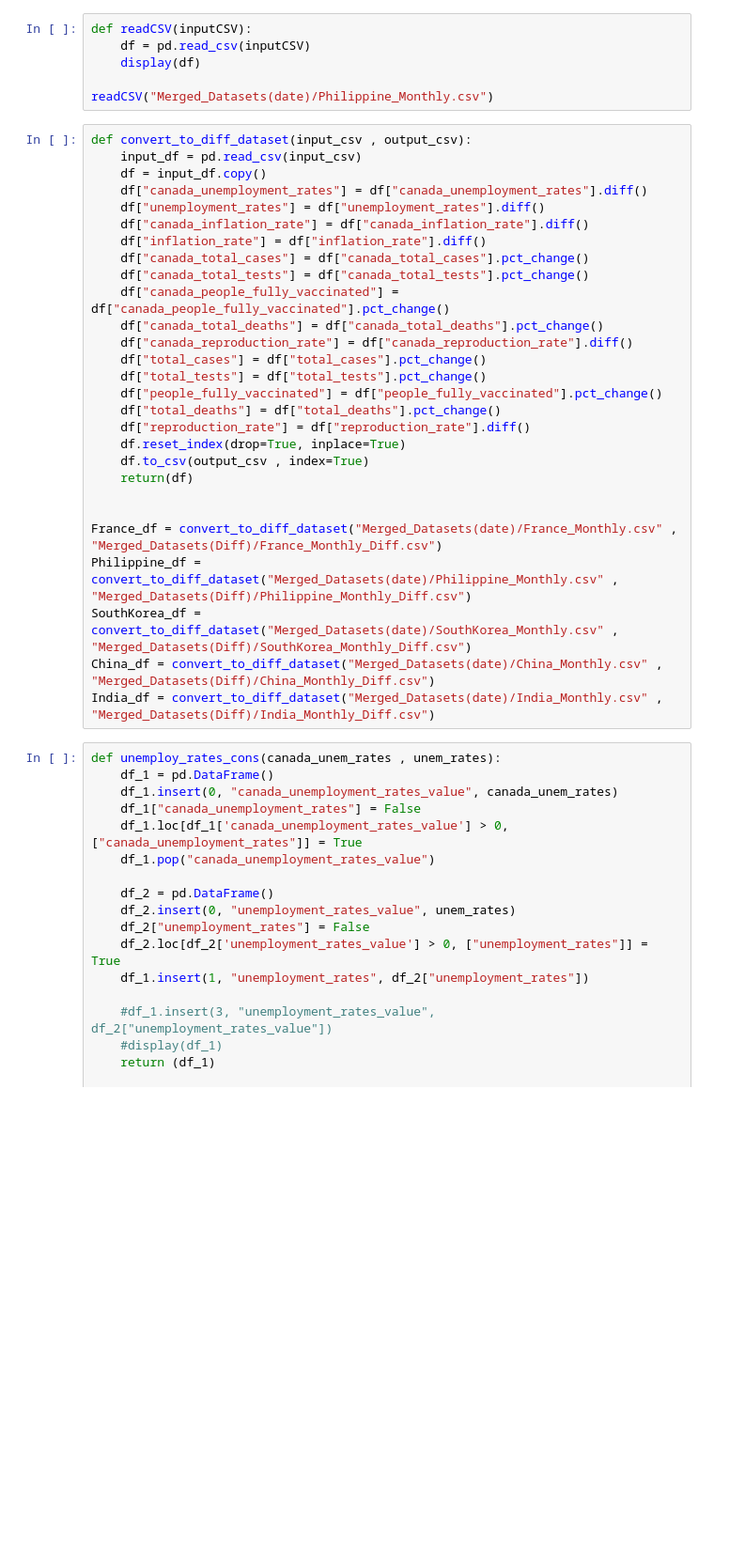
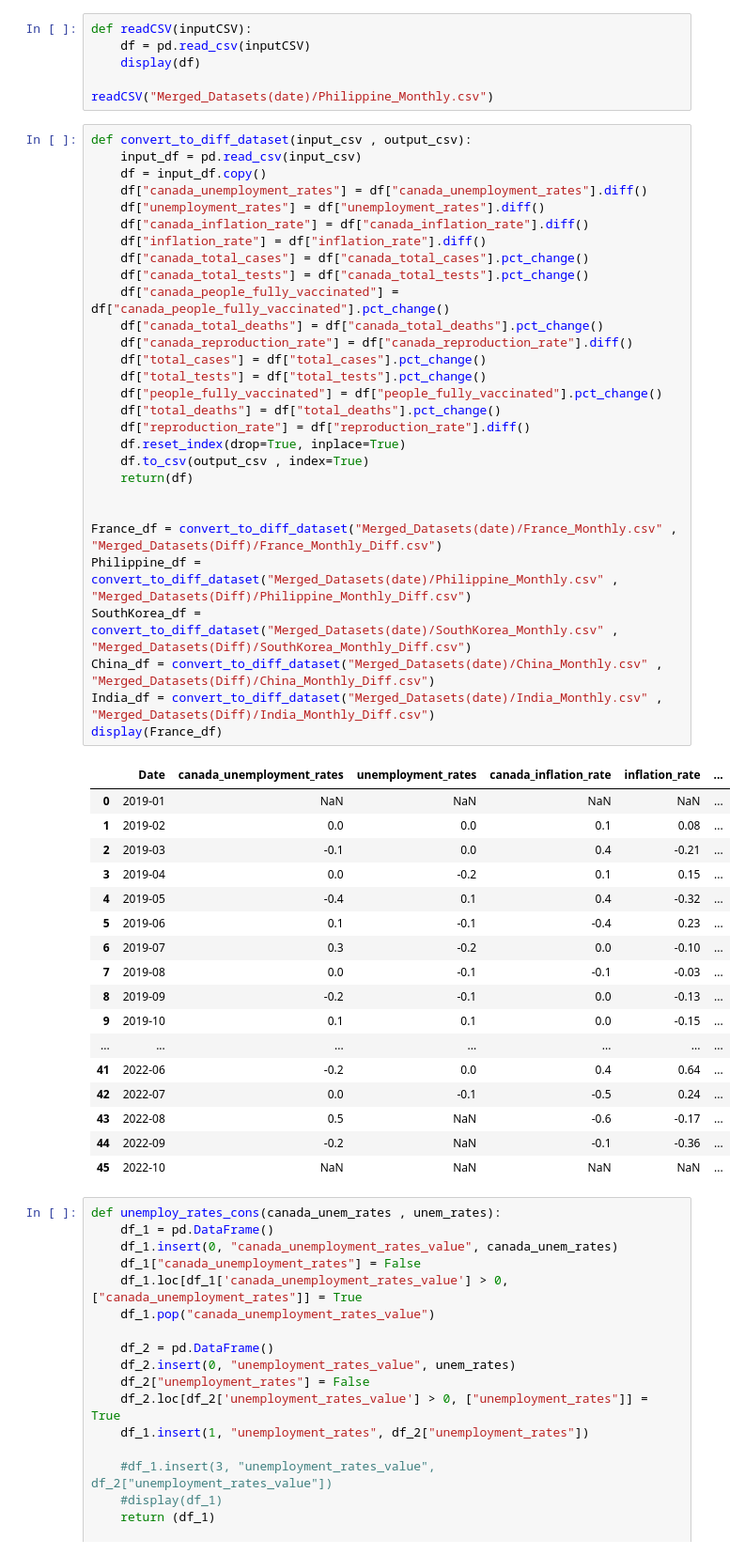
Before and after one commit to Makiato1999/COMP4710-Covid19, a Jupyter notebook: Datasets/Convert_To_Transaction.ipynb, the cells around one changed output. Shown at 94% size. Saved outputs shown, nothing was run; the diff lists cells and outputs as text; blank space fills up the shorter version.

```diff
--- a/Datasets/Convert_To_Transaction.ipynb
+++ b/Datasets/Convert_To_Transaction.ipynb
@@ -11,31 +11,50 @@ readCSV("Merged_Datasets(date)/Philippine_Monthly.csv")
 # %%
 def convert_to_diff_dataset(input_csv , output_csv):
     input_df = pd.read_csv(input_csv)
     df = input_df.copy()
     df["canada_unemployment_rates"] = df["canada_unemployment_rates"].diff()
     df["unemployment_rates"] = df["unemployment_rates"].diff()
     df["canada_inflation_rate"] = df["canada_inflation_rate"].diff()
     df["inflation_rate"] = df["inflation_rate"].diff()
     df["canada_total_cases"] = df["canada_total_cases"].pct_change()
     df["canada_total_tests"] = df["canada_total_tests"].pct_change()
     df["canada_people_fully_vaccinated"] = df["canada_people_fully_vaccinated"].pct_change()
     df["canada_total_deaths"] = df["canada_total_deaths"].pct_change()
     df["canada_reproduction_rate"] = df["canada_reproduction_rate"].diff()
     df["total_cases"] = df["total_cases"].pct_change()
     df["total_tests"] = df["total_tests"].pct_change()
     df["people_fully_vaccinated"] = df["people_fully_vaccinated"].pct_change()
     df["total_deaths"] = df["total_deaths"].pct_change()
     df["reproduction_rate"] = df["reproduction_rate"].diff()
     df.reset_index(drop=True, inplace=True)
     df.to_csv(output_csv , index=True)
     return(df)
 
 
 France_df = convert_to_diff_dataset("Merged_Datasets(date)/France_Monthly.csv" , "Merged_Datasets(Diff)/France_Monthly_Diff.csv")
 Philippine_df = convert_to_diff_dataset("Merged_Datasets(date)/Philippine_Monthly.csv" , "Merged_Datasets(Diff)/Philippine_Monthly_Diff.csv")
 SouthKorea_df = convert_to_diff_dataset("Merged_Datasets(date)/SouthKorea_Monthly.csv" , "Merged_Datasets(Diff)/SouthKorea_Monthly_Diff.csv")
 China_df = convert_to_diff_dataset("Merged_Datasets(date)/China_Monthly.csv" , "Merged_Datasets(Diff)/China_Monthly_Diff.csv")
 India_df = convert_to_diff_dataset("Merged_Datasets(date)/India_Monthly.csv" , "Merged_Datasets(Diff)/India_Monthly_Diff.csv")
+display(France_df)
+# %% [output]
+|  | Date | canada_unemployment_rates | unemployment_rates | canada_inflation_rate | inflation_rate | ... |
+| 0 | 2019-01 | NaN | NaN | NaN | NaN | ... |
+| 1 | 2019-02 | 0.0 | 0.0 | 0.1 | 0.08 | ... |
+| 2 | 2019-03 | -0.1 | 0.0 | 0.4 | -0.21 | ... |
+| 3 | 2019-04 | 0.0 | -0.2 | 0.1 | 0.15 | ... |
+| 4 | 2019-05 | -0.4 | 0.1 | 0.4 | -0.32 | ... |
+| 5 | 2019-06 | 0.1 | -0.1 | -0.4 | 0.23 | ... |
+| 6 | 2019-07 | 0.3 | -0.2 | 0.0 | -0.10 | ... |
+| 7 | 2019-08 | 0.0 | -0.1 | -0.1 | -0.03 | ... |
+| 8 | 2019-09 | -0.2 | -0.1 | 0.0 | -0.13 | ... |
+| 9 | 2019-10 | 0.1 | 0.1 | 0.0 | -0.15 | ... |
+| ... | ... | ... | ... | ... | ... | ... |
+| 41 | 2022-06 | -0.2 | 0.0 | 0.4 | 0.64 | ... |
+| 42 | 2022-07 | 0.0 | -0.1 | -0.5 | 0.24 | ... |
+| 43 | 2022-08 | 0.5 | NaN | -0.6 | -0.17 | ... |
+| 44 | 2022-09 | -0.2 | NaN | -0.1 | -0.36 | ... |
+| 45 | 2022-10 | NaN | NaN | NaN | NaN | ... |
 # %%
 def unemploy_rates_cons(canada_unem_rates , unem_rates):
     df_1 = pd.DataFrame()
```
